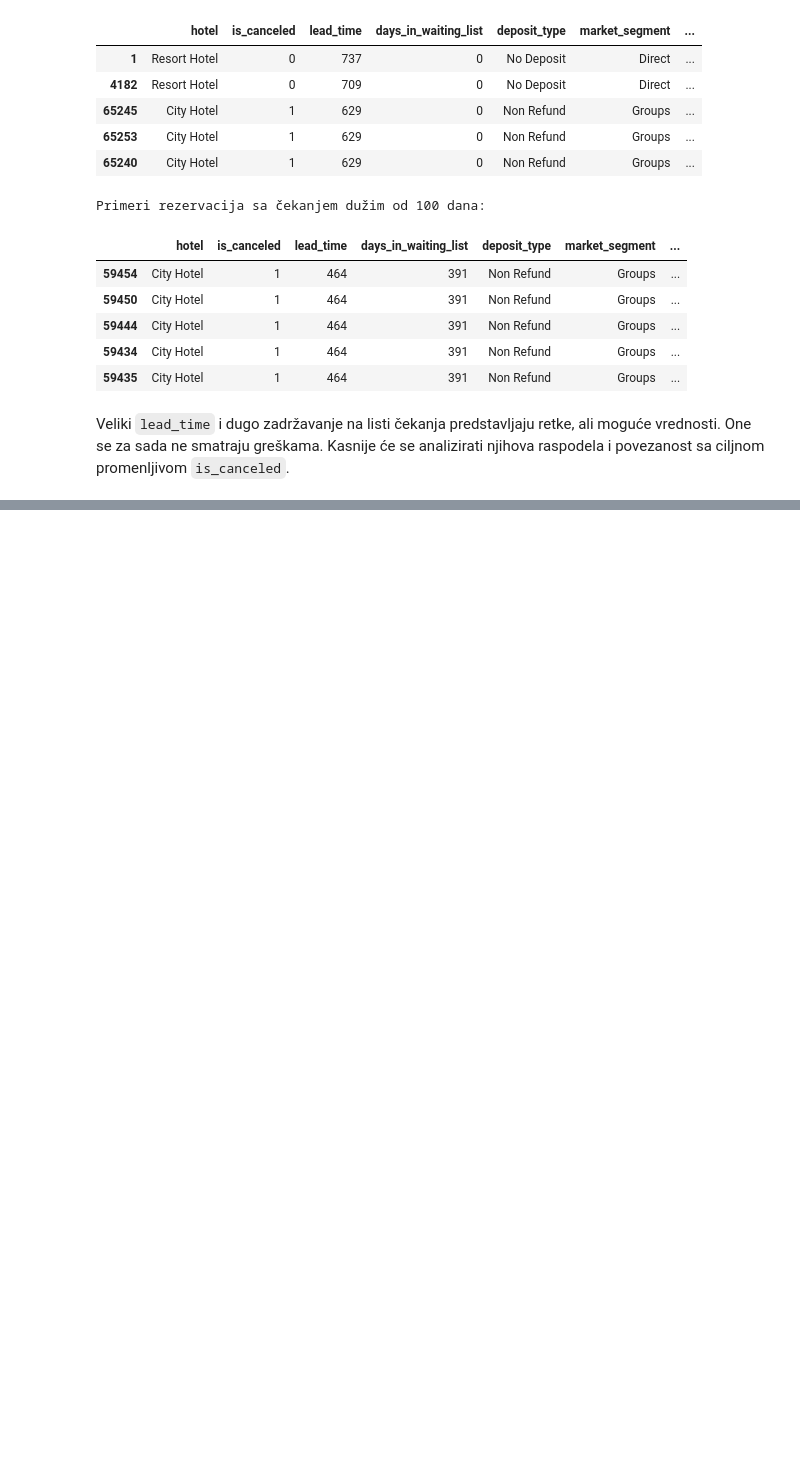
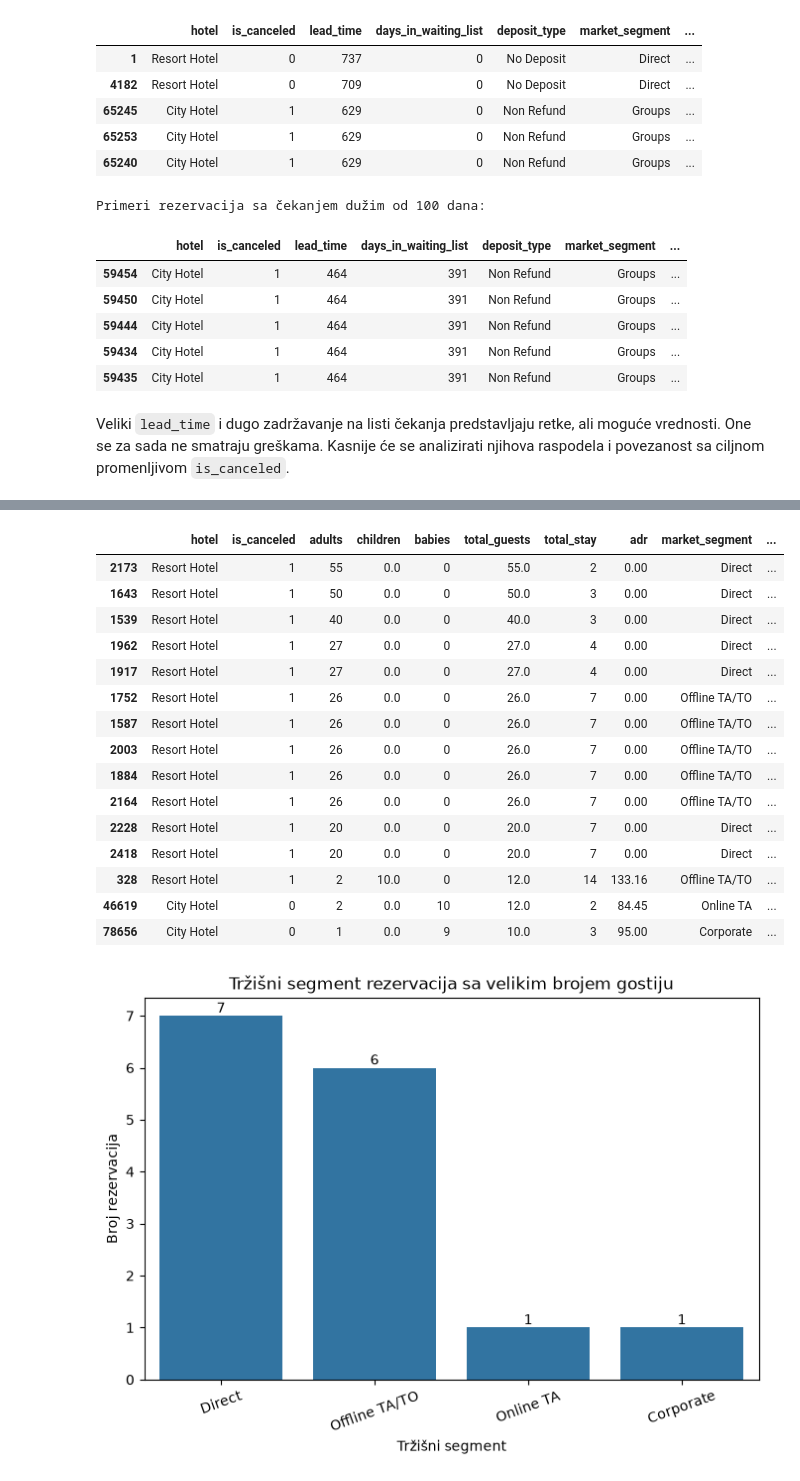
Before and after one commit to angelinalazarevic/Seminarski-UNP---Hotel-Booking, a Jupyter notebook: notebooks/hotel_booking_analysis.ipynb, the cells around one changed output, grey strips where cells are left out. Drawn from its saved outputs; the diff is of its cells as text; code cells hidden in the pictures; blank space fills up the shorter version.

```diff
--- a/notebooks/hotel_booking_analysis.ipynb
+++ b/notebooks/hotel_booking_analysis.ipynb
@@ -431,0 +621,77 @@ U ovom delu nijedan zapis nije uklonjen niti izmenjen. Sledeći korak biće cilj
+# %%
+extreme_guest_rows = analysis_df[
+    (analysis_df["adults"] > 10)
+    | (analysis_df["children"] > 5)
+    | (analysis_df["babies"] > 5)
+]
+
+extreme_guest_columns = [
+    "hotel", "is_canceled", "adults", "children", "babies",
+    "total_guests", "total_stay", "adr", "market_segment",
+    "reservation_status"
+]
+
+display(extreme_guest_rows.sort_values("total_guests", ascending=False)[extreme_guest_columns])
+
+plt.figure(figsize=(8, 5))
+
+market_order = (
+    extreme_guest_rows["market_segment"]
+    .value_counts()
+    .index
+)
+
+ax = sb.countplot(
+    data=extreme_guest_rows,
+    x="market_segment",
+    order=market_order
+)
+
+for container in ax.containers:
+    ax.bar_label(container)
+
+plt.title("Tržišni segment rezervacija sa velikim brojem gostiju")
+plt.xlabel("Tržišni segment")
+plt.ylabel("Broj rezervacija")
+plt.xticks(rotation=20)
+plt.show()
+
+plt.figure(figsize=(7, 5))
+
+status_order = (
+    extreme_guest_rows["reservation_status"]
+    .value_counts()
+    .index
+)
+
+ax = sb.countplot(
+    data=extreme_guest_rows,
+    x="reservation_status",
+    order=status_order
+)
+
+for container in ax.containers:
+    ax.bar_label(container)
+
+plt.title("Status rezervacija sa velikim brojem gostiju")
+plt.xlabel("Status rezervacije")
+plt.ylabel("Broj rezervacija")
+plt.show()
+# %% [output]
+|  | hotel | is_canceled | adults | children | babies | total_guests | total_stay | adr | market_segment | ... |
+| 2173 | Resort Hotel | 1 | 55 | 0.0 | 0 | 55.0 | 2 | 0.00 | Direct | ... |
+| 1643 | Resort Hotel | 1 | 50 | 0.0 | 0 | 50.0 | 3 | 0.00 | Direct | ... |
+| 1539 | Resort Hotel | 1 | 40 | 0.0 | 0 | 40.0 | 3 | 0.00 | Direct | ... |
+| 1962 | Resort Hotel | 1 | 27 | 0.0 | 0 | 27.0 | 4 | 0.00 | Direct | ... |
+| 1917 | Resort Hotel | 1 | 27 | 0.0 | 0 | 27.0 | 4 | 0.00 | Direct | ... |
+| 1752 | Resort Hotel | 1 | 26 | 0.0 | 0 | 26.0 | 7 | 0.00 | Offline TA/TO | ... |
+| 1587 | Resort Hotel | 1 | 26 | 0.0 | 0 | 26.0 | 7 | 0.00 | Offline TA/TO | ... |
+| 2003 | Resort Hotel | 1 | 26 | 0.0 | 0 | 26.0 | 7 | 0.00 | Offline TA/TO | ... |
+| 1884 | Resort Hotel | 1 | 26 | 0.0 | 0 | 26.0 | 7 | 0.00 | Offline TA/TO | ... |
+| 2164 | Resort Hotel | 1 | 26 | 0.0 | 0 | 26.0 | 7 | 0.00 | Offline TA/TO | ... |
+| 2228 | Resort Hotel | 1 | 20 | 0.0 | 0 | 20.0 | 7 | 0.00 | Direct | ... |
+| 2418 | Resort Hotel | 1 | 20 | 0.0 | 0 | 20.0 | 7 | 0.00 | Direct | ... |
+| 328 | Resort Hotel | 1 | 2 | 10.0 | 0 | 12.0 | 14 | 133.16 | Offline TA/TO | ... |
+| 46619 | City Hotel | 0 | 2 | 0.0 | 10 | 12.0 | 2 | 84.45 | Online TA | ... |
+| 78656 | City Hotel | 0 | 1 | 0.0 | 9 | 10.0 | 3 | 95.00 | Corporate | ... |
+[figure, added]
```
Also changed, not shown: parts of 40 cells of this notebook.
